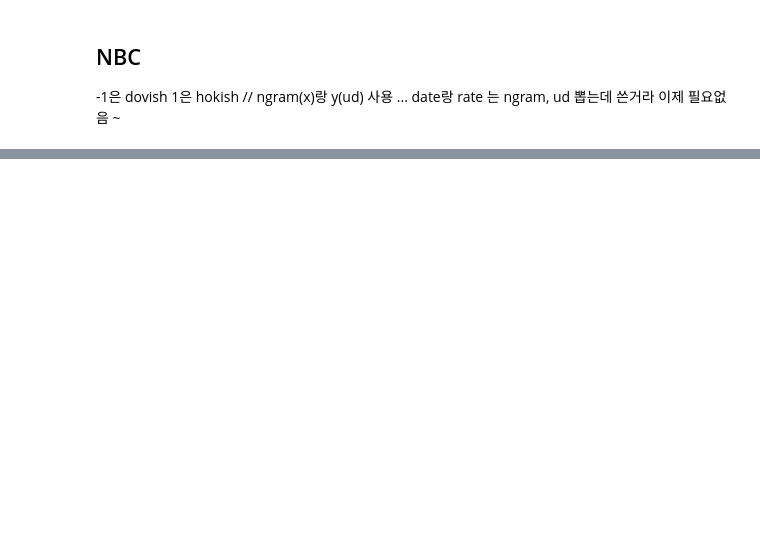
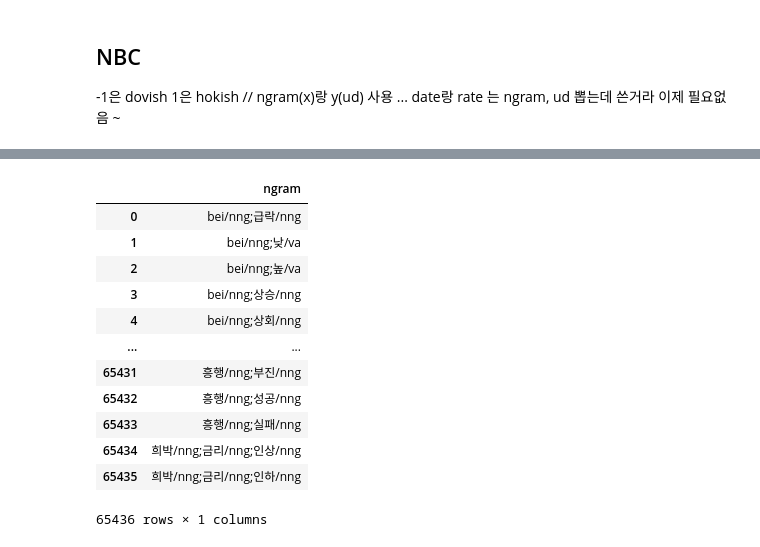
Before and after one commit to dohyun-kim92/TIL, a Jupyter notebook: Ngram후_NBC,_polarityScore.ipynb, the cells around one changed output, grey strips where cells are left out. Saved outputs shown, nothing was run; the diff lists cells and outputs as text; code cells hidden in the pictures; blank space fills up the shorter version.

```diff
--- a/Ngram후_NBC,_polarityScore.ipynb
+++ b/Ngram후_NBC,_polarityScore.ipynb
@@ -240,0 +325,15 @@ len(set(list(itertools.chain(*temp))))
+# %%
+df_iter30 = pd.DataFrame()
+df_iter30.ngram = None
+
+
+# train_size를 1로놔서 전체 ngram 생성해서 인덱스로 놓기
+X_train, y_train = cb_mg['ngram'], cb_mg['ud']
+text_clf = Pipeline([   ('cv',CountVectorizer(tokenizer= com_split)),
+                        ('clf', MultinomialNB())
+                    ])
+text_clf.fit(X_train, y_train)
+clf = text_clf.named_steps['clf']
+cv = text_clf.named_steps['cv']
+
+cv.get_feature_names()
@@ -240,0 +360,17 @@ len(set(list(itertools.chain(*temp))))
+# %%
+#df_iter30['ngrams'] = ''
+df_iter30
+# %% [output]
+|  | ngram |
+| 0 | bei/nng;급락/nng |
+| 1 | bei/nng;낮/va |
+| 2 | bei/nng;높/va |
+| 3 | bei/nng;상승/nng |
+| 4 | bei/nng;상회/nng |
+| ... | ... |
+| 65431 | 흥행/nng;부진/nng |
+| 65432 | 흥행/nng;성공/nng |
+| 65433 | 흥행/nng;실패/nng |
+| 65434 | 희박/nng;금리/nng;인상/nng |
+| 65435 | 희박/nng;금리/nng;인하/nng |
+65436 rows × 1 columns
```
Also changed, not shown: parts of 35 cells of this notebook.
